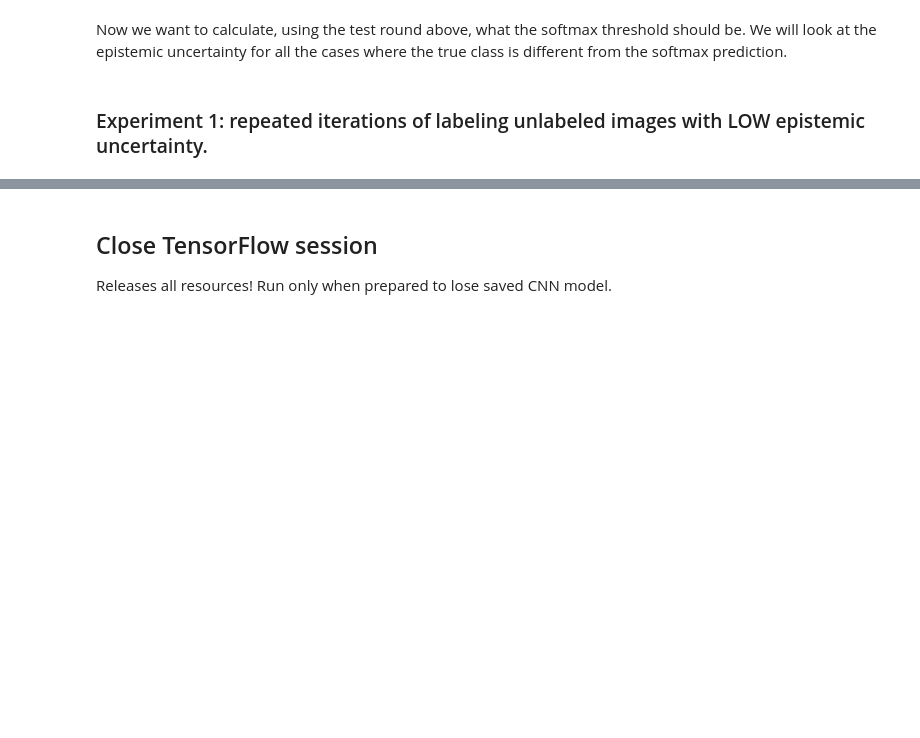
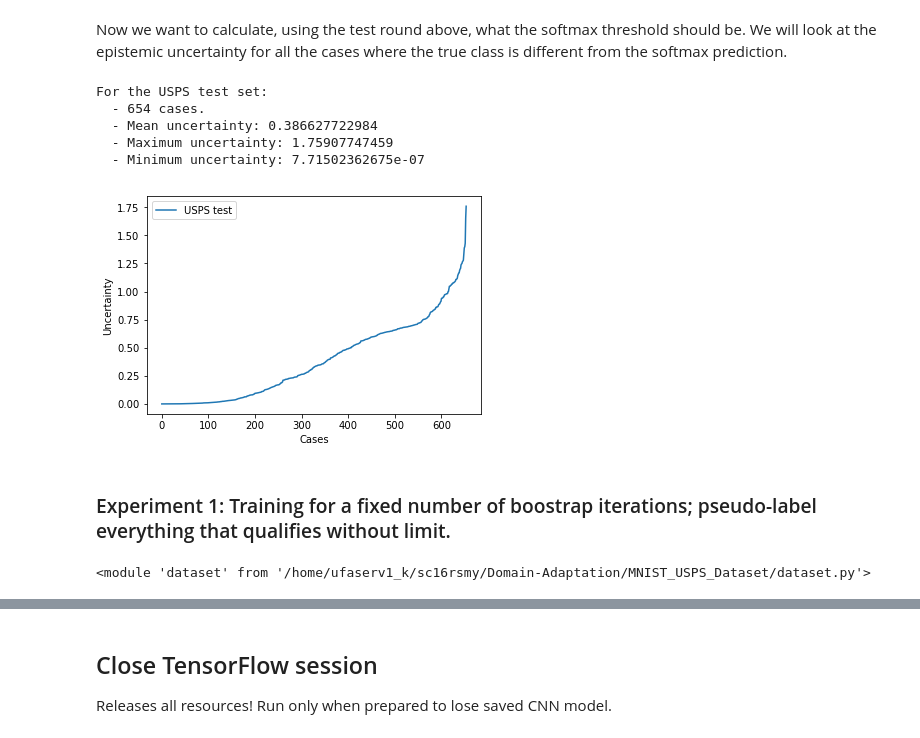
Before and after one commit to leopauly/Domain-Adaptation, a Jupyter notebook: MNIST_USPS_Dataset/Bayesian CNN.ipynb, the cells around one changed output, grey strips where cells are left out. Cells and saved outputs as stored; diff of their text form; code cells hidden in the pictures; blank space fills up the shorter version.

```diff
--- a/MNIST_USPS_Dataset/Bayesian CNN.ipynb
+++ b/MNIST_USPS_Dataset/Bayesian CNN.ipynb
@@ -416,3 +459,3 @@ Remember to reset the CNN model back to the checkpoint before each new experimen
 # %%
 saver.restore(sess=session, save_path='checkpoints/')
-data = dataset.generate_combined_dataset(mnist_data, usps_data)
+data = dataset.generate_combined_dataset(source=mnist_data, target=usps_data)
@@ -419,5 +464,6 @@ data = dataset.generate_combined_dataset(mnist_data, usps_data)
 # %%
-preds, uncertainties = monte_carlo_preds(usps_data.test, 50, show_confusion_matrix=True, quieter=True)
+preds, uncertainties = monte_carlo_preds( \
+                    data.test, 50, show_confusion_matrix=True, quieter=True, y_pred=f3_y_pred)
 # %% [markdown]
 First we will demonstrate that cases exist where bootstrapping using the softmax threshold would result in mislabelling, whereas the epistemic uncertainty provides a warning that the classifier is uncertain.
 # %%
@@ -432,19 +481,22 @@ ysb.show_images_with_three_labels_gray(usps_data.test.images[i:(i+to_show)], pri
 # %% [markdown]
 Now we want to calculate, using the test round above, what the softmax threshold should be. We will look at the epistemic uncertainty for all the cases where the true class is different from the softmax prediction.
 # %%
-preds, uncertainties, usps_data.test.cls
-
 case_epi_unc = []
 for i, pred in enumerate(np.argmax(preds, axis=1)):
-    if(pred != usps_data.test.cls[i]):
+    if(pred != data.test.cls[i]):
         case_epi_unc.append(uncertainties[i])
 
 print("For the USPS test set:")
 print("  - " + str(len(case_epi_unc)) + " cases.")
 print("  - Mean uncertainty: " + str(np.mean(case_epi_unc)))
 print("  - Maximum uncertainty: " + str(np.max(case_epi_unc)))
 print("  - Minimum uncertainty: " + str(np.min(case_epi_unc)))
 
 ysb.plot_with_legend(np.arange(len(case_epi_unc)), [np.sort(case_epi_unc)], ["USPS test"], "Cases", "Uncertainty")
+# %% [output]
+For the USPS test set:
+  - 654 cases.
+  - Mean uncertainty: 0.386627722984
+  - Maximum uncertainty: 1.75907747459
+  - Minimum uncertainty: 7.71502362675e-07
+[figure, added]
-# %% [markdown]
-### Experiment 1: repeated iterations of labeling unlabeled images with LOW epistemic uncertainty.
@@ -472,0 +503,6 @@ for i in range(bootstrap_iterations):
+# %% [markdown]
+### Experiment 1: Training for a fixed number of boostrap iterations; pseudo-label everything that qualifies without limit.
+# %%
+reload(dataset)
+# %% [output]
+<module 'dataset' from '/home/ufaserv1_k/sc16rsmy/Domain-Adaptation/MNIST_USPS_Dataset/dataset.py'>
```
Also changed, not shown: parts of 37 cells of this notebook, 4 other files.
